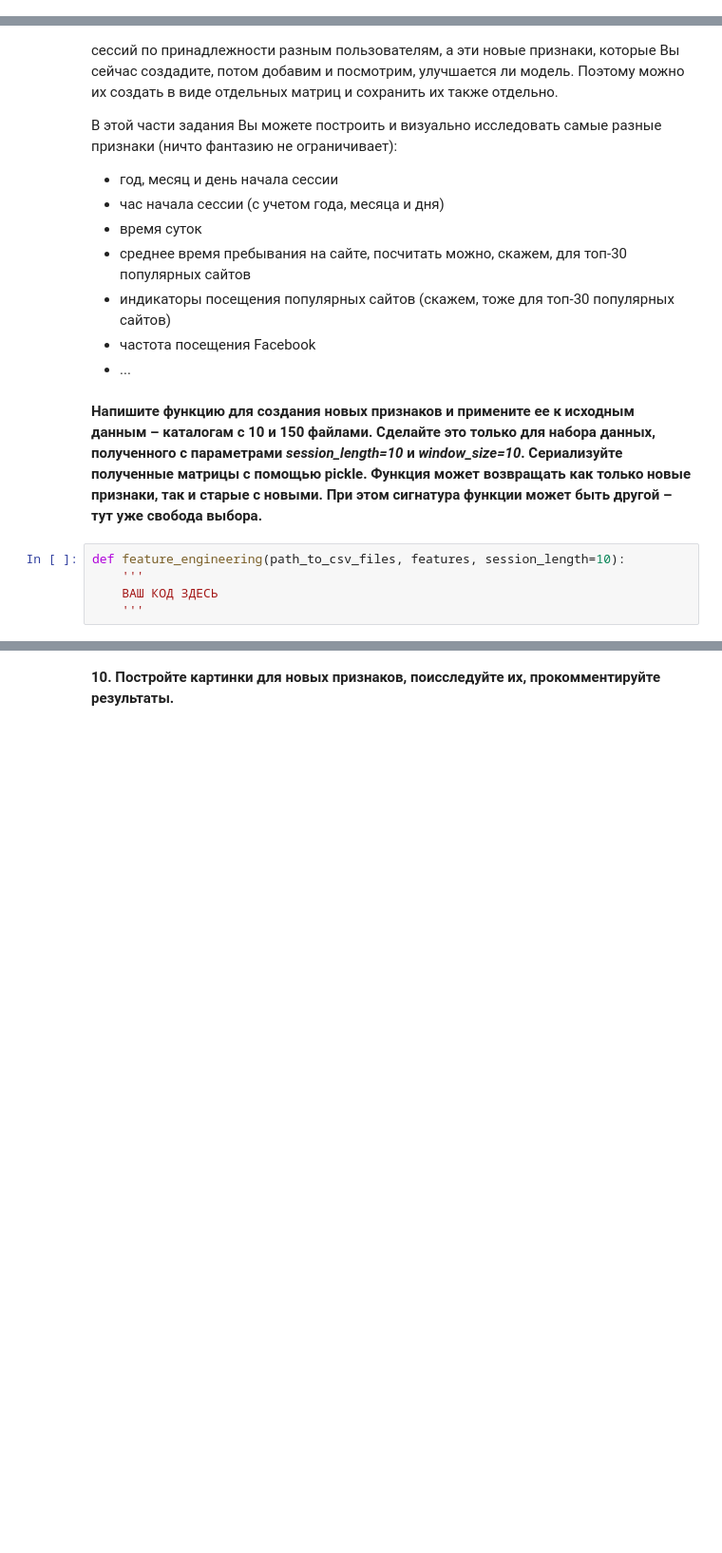
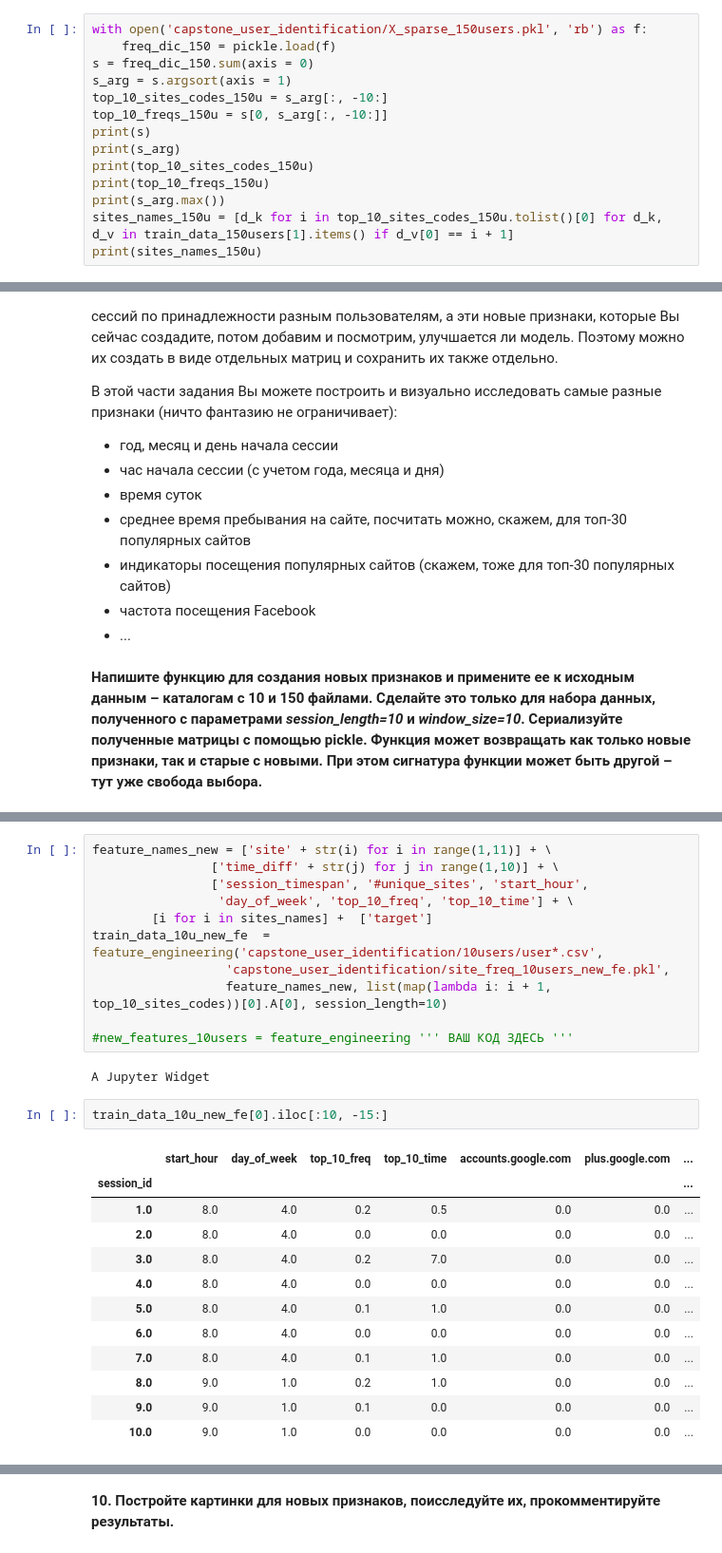
Before and after one commit to chance-comer/coursera_data_analysis_and_ML, a Jupyter notebook: FinalProject/1_UserBehaviourAnalytics/week3_visual_analysis_and_fe.ipynb, the cells around one changed output, grey strips where cells are left out. Shown: that part at 95% size. Cells and saved outputs as stored; diff of their text form; blank space fills up the shorter version.

Commit message:
3 week

```diff
--- a/FinalProject/1_UserBehaviourAnalytics/week3_visual_analysis_and_fe.ipynb
+++ b/FinalProject/1_UserBehaviourAnalytics/week3_visual_analysis_and_fe.ipynb
@@ -373,0 +404,14 @@ with open ''' ВАШ КОД ЗДЕСЬ '''
+# %%
+with open('capstone_user_identification/X_sparse_150users.pkl', 'rb') as f:
+    freq_dic_150 = pickle.load(f)
+s = freq_dic_150.sum(axis = 0)
+s_arg = s.argsort(axis = 1)
+top_10_sites_codes_150u = s_arg[:, -10:]
+top_10_freqs_150u = s[0, s_arg[:, -10:]]
+print(s)
+print(s_arg)
+print(top_10_sites_codes_150u)
+print(top_10_freqs_150u)
+print(s_arg.max())
+sites_names_150u = [d_k for i in top_10_sites_codes_150u.tolist()[0] for d_k, d_v in train_data_150users[1].items() if d_v[0] == i + 1]
+print(sites_names_150u)
@@ -397,8 +465,3 @@ sns.barplot ''' ВАШ КОД ЗДЕСЬ '''
 - ...
 # %% [markdown]
 **Напишите функцию для создания новых признаков и примените ее к исходным данным – каталогам с 10 и 150 файлами. Сделайте это только для набора данных, полученного с параметрами *session_length=10* и *window_size=10*. Сериализуйте полученные матрицы с помощью pickle. Функция может возвращать как только новые признаки, так и старые с новыми. При этом сигнатура функции может быть другой – тут уже свобода выбора.**
-# %%
-def feature_engineering(path_to_csv_files, features, session_length=10):
-    '''
-    ВАШ КОД ЗДЕСЬ
-    '''
@@ -408,0 +548,28 @@ new_features_150users = feature_engineering ''' ВАШ КОД ЗДЕСЬ '''
+# %%
+feature_names_new = ['site' + str(i) for i in range(1,11)] + \
+                ['time_diff' + str(j) for j in range(1,10)] + \
+                ['session_timespan', '#unique_sites', 'start_hour',
+                 'day_of_week', 'top_10_freq', 'top_10_time'] + \
+        [i for i in sites_names] +  ['target']
+train_data_10u_new_fe  = feature_engineering('capstone_user_identification/10users/user*.csv',
+                  'capstone_user_identification/site_freq_10users_new_fe.pkl',
+                  feature_names_new, list(map(lambda i: i + 1, top_10_sites_codes))[0].A[0], session_length=10)
+
+#new_features_10users = feature_engineering ''' ВАШ КОД ЗДЕСЬ '''
+# %% [output]
+A Jupyter Widget
+# %%
+train_data_10u_new_fe[0].iloc[:10, -15:]
+# %% [output]
+|  | start_hour | day_of_week | top_10_freq | top_10_time | accounts.google.com | plus.google.com | ... |
+| session_id |  |  |  |  |  |  | ... |
+| 1.0 | 8.0 | 4.0 | 0.2 | 0.5 | 0.0 | 0.0 | ... |
+| 2.0 | 8.0 | 4.0 | 0.0 | 0.0 | 0.0 | 0.0 | ... |
+| 3.0 | 8.0 | 4.0 | 0.2 | 7.0 | 0.0 | 0.0 | ... |
+| 4.0 | 8.0 | 4.0 | 0.0 | 0.0 | 0.0 | 0.0 | ... |
+| 5.0 | 8.0 | 4.0 | 0.1 | 1.0 | 0.0 | 0.0 | ... |
+| 6.0 | 8.0 | 4.0 | 0.0 | 0.0 | 0.0 | 0.0 | ... |
+| 7.0 | 8.0 | 4.0 | 0.1 | 1.0 | 0.0 | 0.0 | ... |
+| 8.0 | 9.0 | 1.0 | 0.2 | 1.0 | 0.0 | 0.0 | ... |
+| 9.0 | 9.0 | 1.0 | 0.1 | 0.0 | 0.0 | 0.0 | ... |
+| 10.0 | 9.0 | 1.0 | 0.0 | 0.0 | 0.0 | 0.0 | ... |
```
Also changed, not shown: parts of 15 cells of this notebook, 8 other files.
